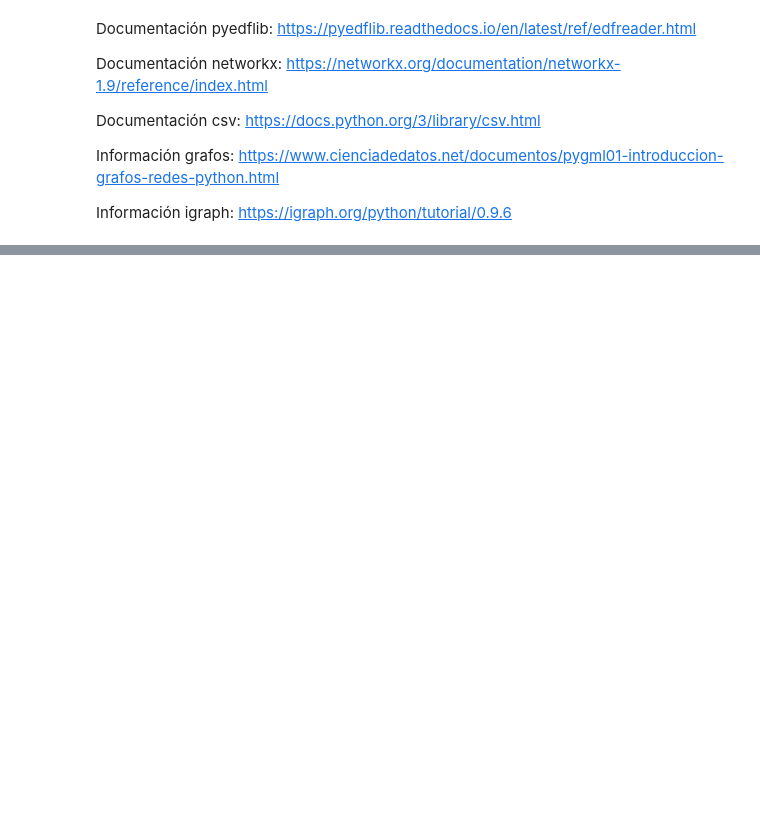
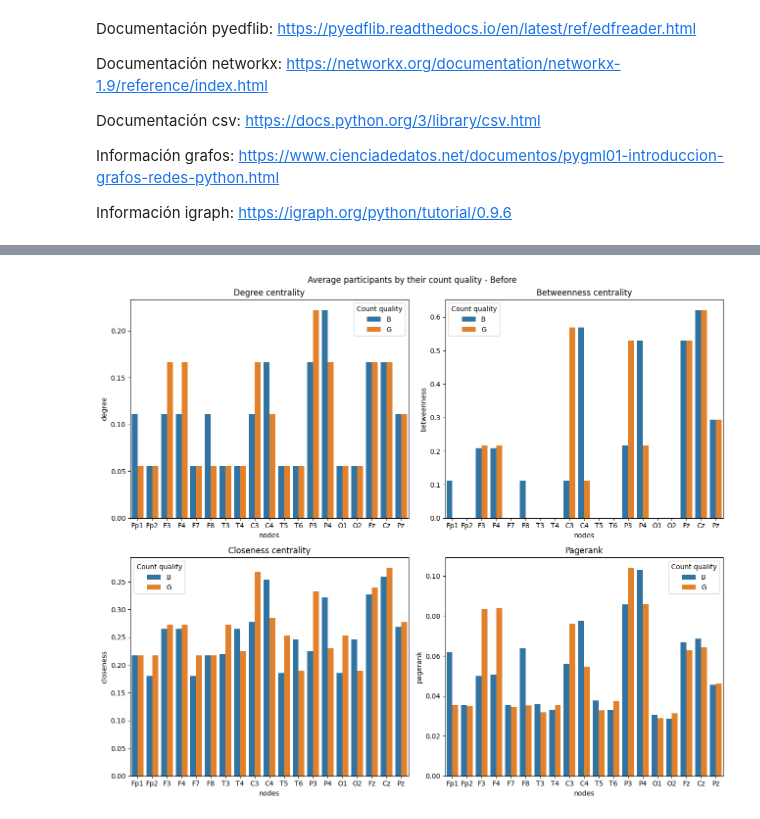
Before and after one commit to dosquisd/EEG-arithmetic-task, a Jupyter notebook: EEG.ipynb, the cells around one changed output, grey strips where cells are left out. Drawn from its saved outputs; the diff is of its cells as text; code cells hidden in the pictures; blank space fills up the shorter version.

```diff
--- a/EEG.ipynb
+++ b/EEG.ipynb
@@ -1064,0 +971,10 @@ nx.draw_networkx(
+# %%
+df_centrality_ave_g = pd.read_csv('Archivos\\ave_centrality_good.csv', delimiter=';')
+df_centrality_ave_b = pd.read_csv('Archivos\\ave_centrality_bad.csv', delimiter=';')
+
+df_centrality_ave_g['Count quality'] = 'G'
+df_centrality_ave_b['Count quality'] = 'B'
+
+df_centrality_ave_counts = pd.concat([df_centrality_ave_b, df_centrality_ave_g], ignore_index=True)
+
+df_centrality_ave_counts
@@ -1064,0 +995,29 @@ nx.draw_networkx(
+# %%
+df_temp1 = df_centrality_ave_counts[df_centrality_ave_counts['status'] == 'before']
+
+fig, ((ax1, ax2), (ax3, ax4)) = plt.subplots(2, 2, figsize=(13, 11))
+fig.suptitle('Average participants by their count quality - Before')
+
+ax1.set_title('Degree centrality')
+sns.barplot(
+    df_temp1, x='nodes', y='degree', hue='Count quality', ax=ax1
+)
+
+ax2.set_title('Betweenness centrality')
+sns.barplot(
+    df_temp1, x='nodes', y='betweenness', hue='Count quality', ax=ax2
+)
+
+ax3.set_title('Closeness centrality')
+sns.barplot(
+    df_temp1, x='nodes', y='closeness', hue='Count quality', ax=ax3
+)
+
+ax4.set_title('Pagerank')
+sns.barplot(
+    df_temp1, x='nodes', y='pagerank', hue='Count quality', ax=ax4
+)
+
+plt.tight_layout()
+# %% [output]
+[figure, added]
```
Also changed, not shown: parts of 35 cells of this notebook, 2 other files.
